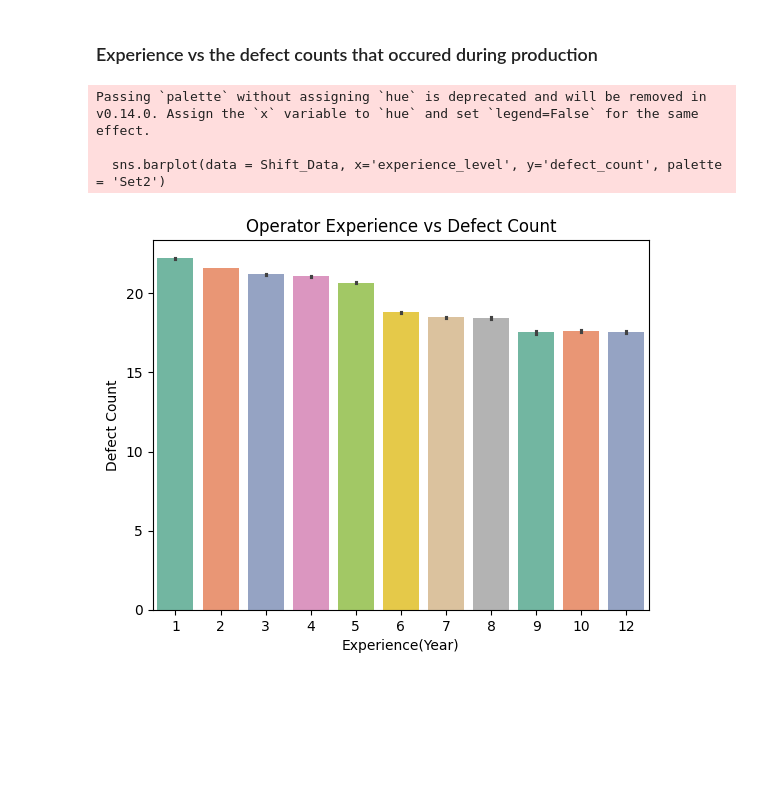
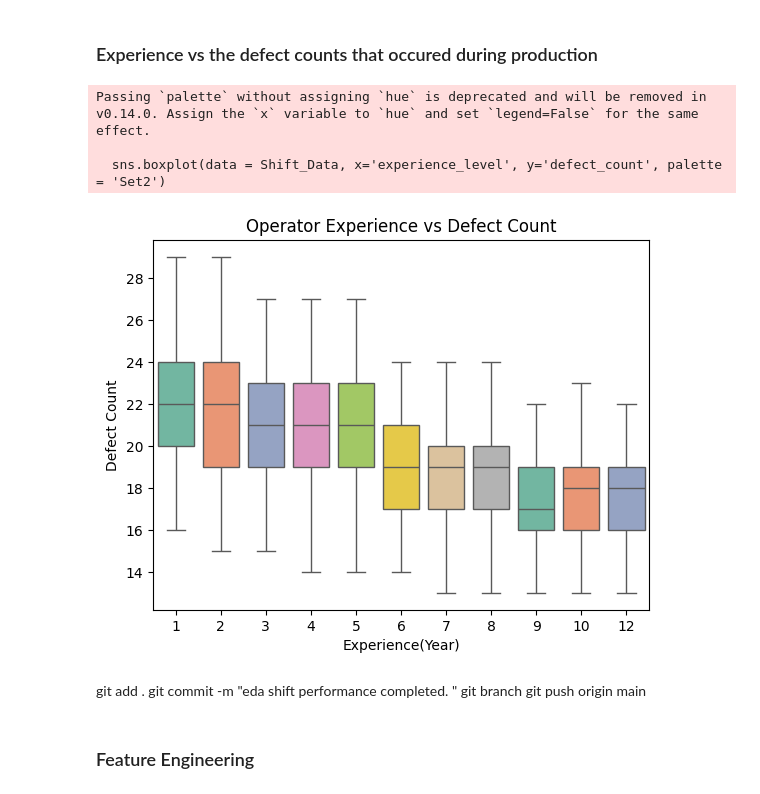
Before and after one commit to NiiNarku/Shift-Ops-Optimizer-, a Jupyter notebook: notebooks/EDA.ipynb, the cells around one changed output. Cells and saved outputs as stored; diff of their text form; code cells hidden in the pictures; blank space fills up the shorter version.

```diff
--- a/notebooks/EDA.ipynb
+++ b/notebooks/EDA.ipynb
@@ -822,13 +817,20 @@ plt.show()
 # %% [markdown]
 ### Experience vs the defect counts that occured during production
 # %%
-sns.barplot(data = Shift_Data, x='experience_level', y='defect_count', palette = 'Set2')
+sns.boxplot(data = Shift_Data, x='experience_level', y='defect_count', palette = 'Set2')
 plt.title('Operator Experience vs Defect Count')
 plt.xlabel('Experience(Year)')
 plt.ylabel('Defect Count')
 plt.show()
 # %% [output]
 Passing `palette` without assigning `hue` is deprecated and will be removed in v0.14.0. Assign the `x` variable to `hue` and set `legend=False` for the same effect.
 
-  sns.barplot(data = Shift_Data, x='experience_level', y='defect_count', palette = 'Set2')
+  sns.boxplot(data = Shift_Data, x='experience_level', y='defect_count', palette = 'Set2')
-[figure, old version]
+[figure, new version]
+# %% [markdown]
+git add .
+git commit -m "eda shift performance completed. "
+git branch
+git push origin main
+# %% [markdown]
+### Feature Engineering
```
Also changed, not shown: parts of 25 cells of this notebook.
